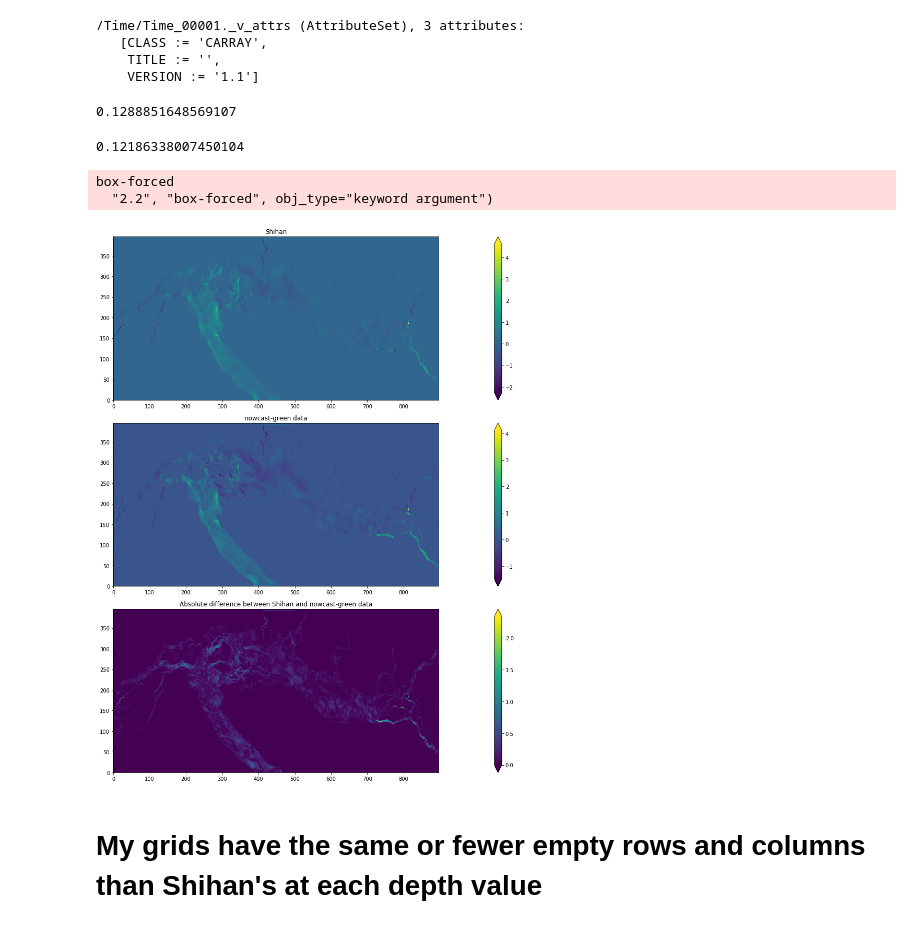
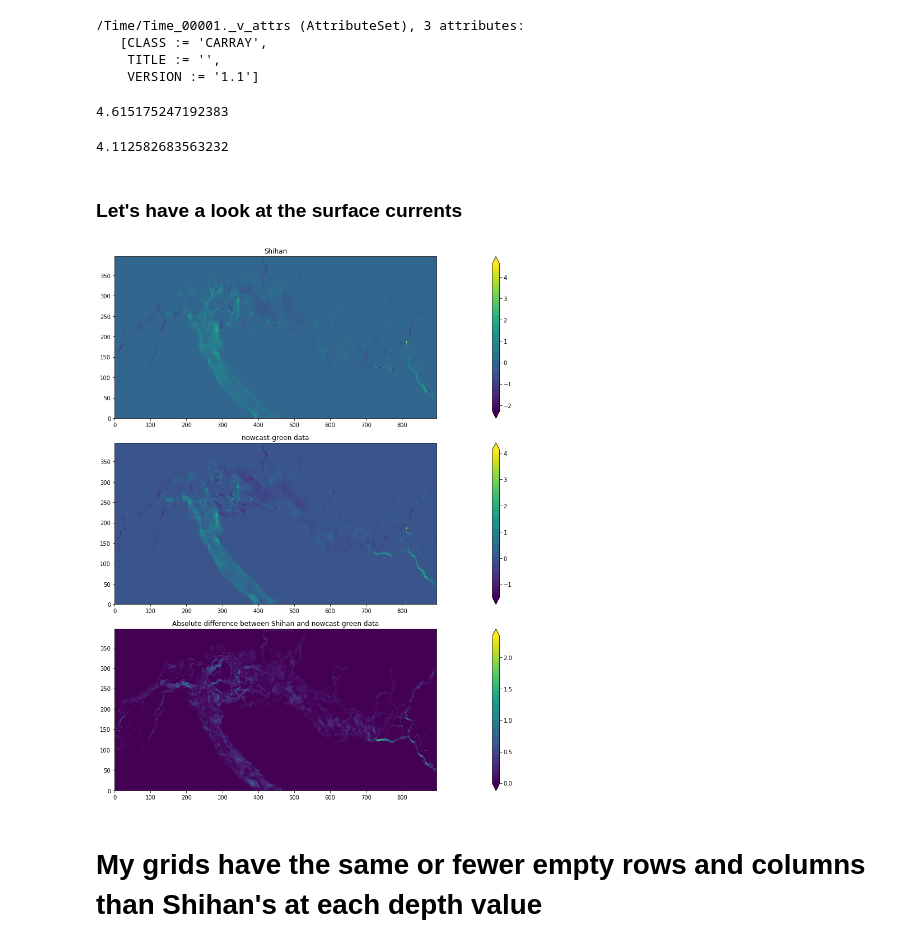
Before and after one commit to ambhudia/analysis-ashutosh, a Jupyter notebook: Read_hdf5.ipynb, the cells around one changed output. Cells and saved outputs as stored; diff of their text form; code cells hidden in the pictures.

```diff
--- a/Read_hdf5.ipynb
+++ b/Read_hdf5.ipynb
@@ -286,37 +288,37 @@ getattr(ashu.root.Time, 'Time_00001').attrs
     TITLE := '',
     VERSION := '1.1']
 # %%
-np.max(s[1])
+np.max(s[-1])
 # %% [output]
-0.1288851648569107
+4.615175247192383
 # %%
-np.max(a[1])
+np.max(a[-1])
 # %% [output]
-0.12186338007450104
+4.112582683563232
+# %% [markdown]
+### Let's have a look at the surface currents
 # %%
 index = -1
 # %%
-fig = plt.figure(figsize = (30,15))
+fig = plt.figure(figsize = (28,14))
 ax = plt.subplot(3,1,1)
 plt.pcolormesh(s[index])
 plt.colorbar(extend = 'both')
 plt.title('Shihan')
 viz_tools.set_aspect(ax)
 ax = plt.subplot(3,1,2)
 plt.pcolormesh(a[index])
 plt.colorbar(extend = 'both')
 plt.title('nowcast-green data')
 viz_tools.set_aspect(ax)
 ax = plt.subplot(3,1,3)
 plt.pcolormesh(np.abs(s[index]-a[index]))
 plt.colorbar(extend = 'both')
 plt.title('Absolute difference between Shihan and nowcast-green data')
 viz_tools.set_aspect(ax)
 plt.tight_layout()
 # %% [output]
-box-forced
-  "2.2", "box-forced", obj_type="keyword argument")
-[figure, old version]
+[figure, new version]
 # %% [markdown]
 # My grids have the same or fewer empty rows and columns than Shihan's at each depth value
 # %%
```
Also changed, not shown: parts of 2 cells of this notebook.
